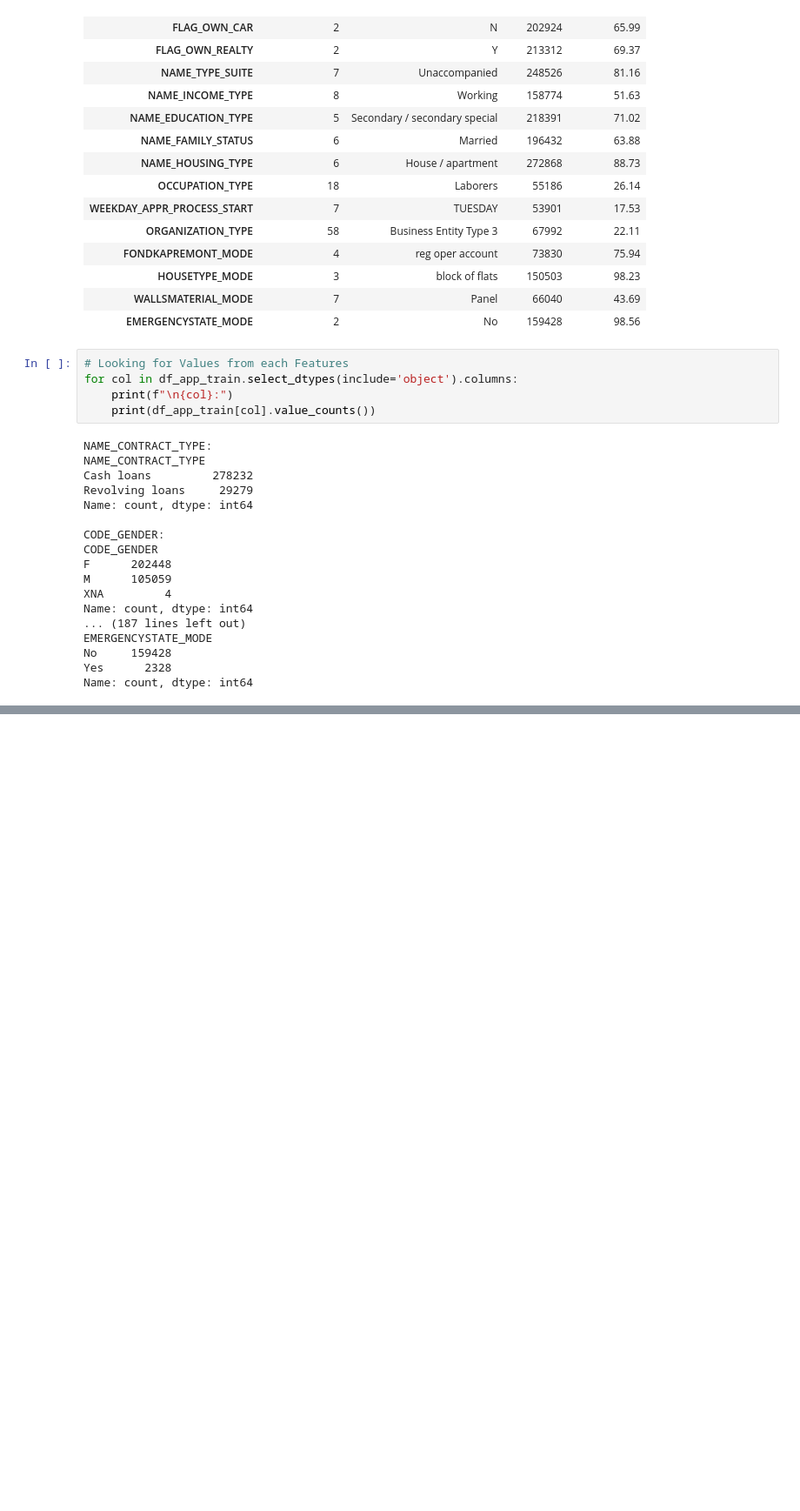
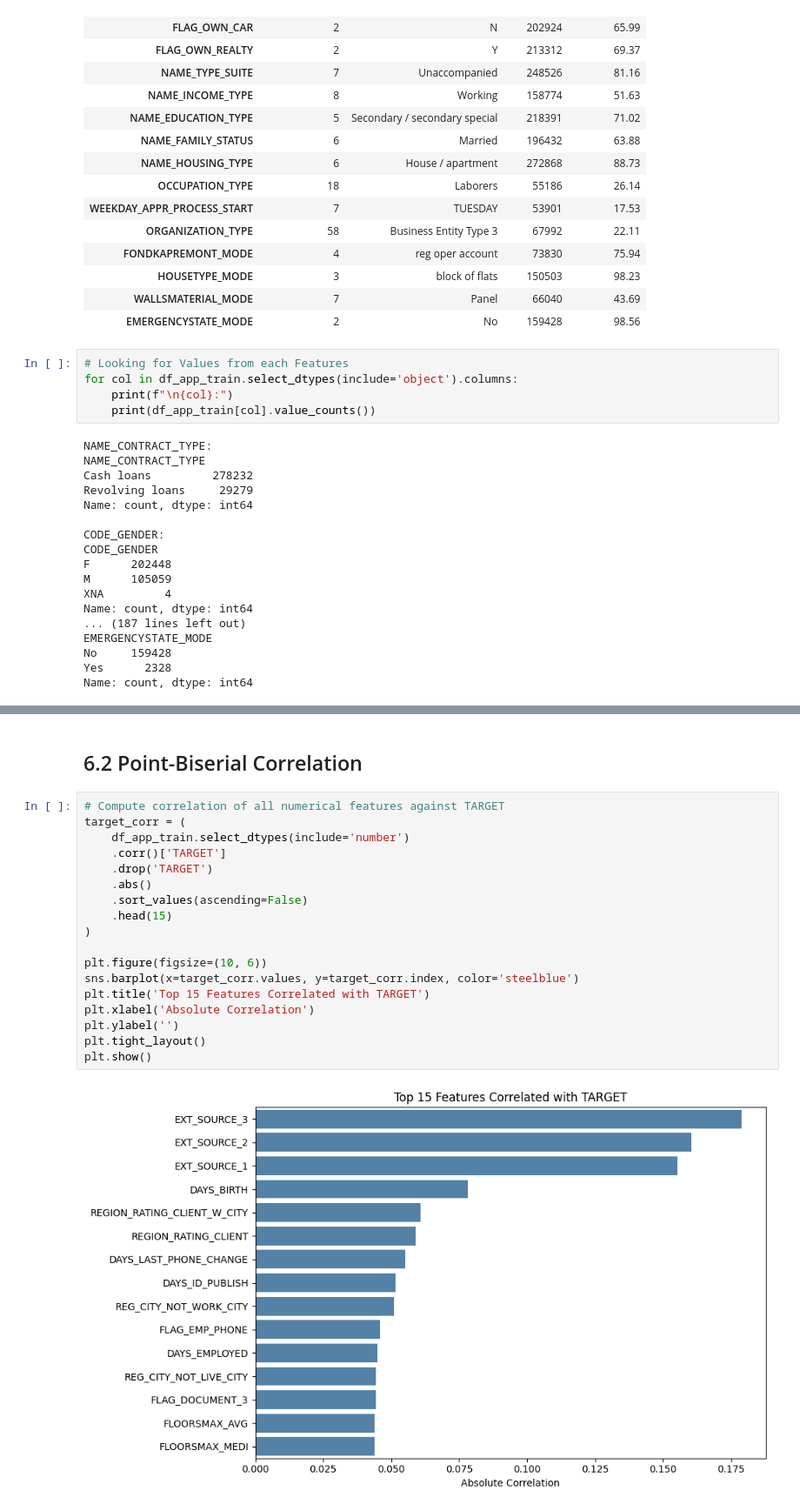
Before and after one commit to oknardo/Home_Credit_Scorecard_Model, a Jupyter notebook: EDA_application_train.ipynb, the cells around one changed output, grey strips where cells are left out. Shown at 87% size. Cells and saved outputs as stored; diff of their text form; blank space fills up the shorter version.

```diff
--- a/EDA_application_train.ipynb
+++ b/EDA_application_train.ipynb
@@ -948,0 +989,22 @@ This project focuses on performing a comprehensive Exploratory Data Analysis (ED
+# %% [markdown]
+## 6.2 Point-Biserial Correlation
+# %%
+# Compute correlation of all numerical features against TARGET
+target_corr = (
+    df_app_train.select_dtypes(include='number')
+    .corr()['TARGET']
+    .drop('TARGET')
+    .abs()
+    .sort_values(ascending=False)
+    .head(15)
+)
+
+plt.figure(figsize=(10, 6))
+sns.barplot(x=target_corr.values, y=target_corr.index, color='steelblue')
+plt.title('Top 15 Features Correlated with TARGET')
+plt.xlabel('Absolute Correlation')
+plt.ylabel('')
+plt.tight_layout()
+plt.show()
+# %% [output]
+[figure, added]
```
Also changed, not shown: parts of 46 cells of this notebook.
